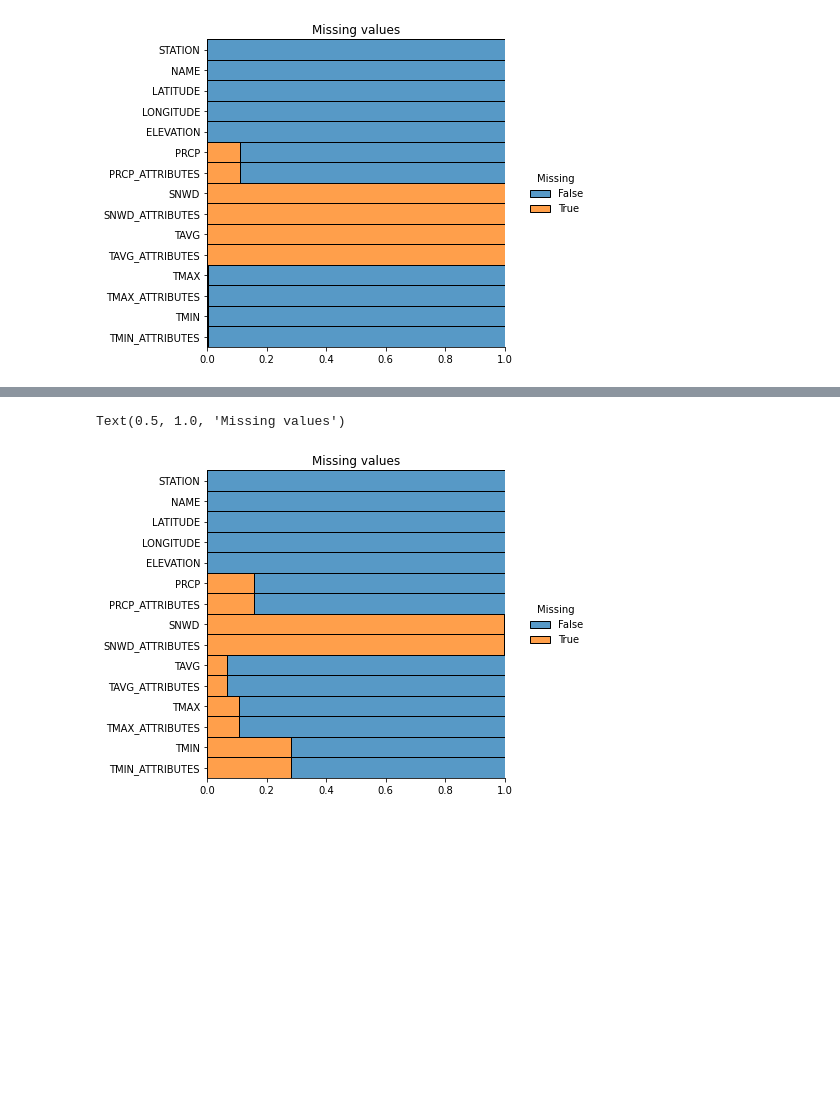
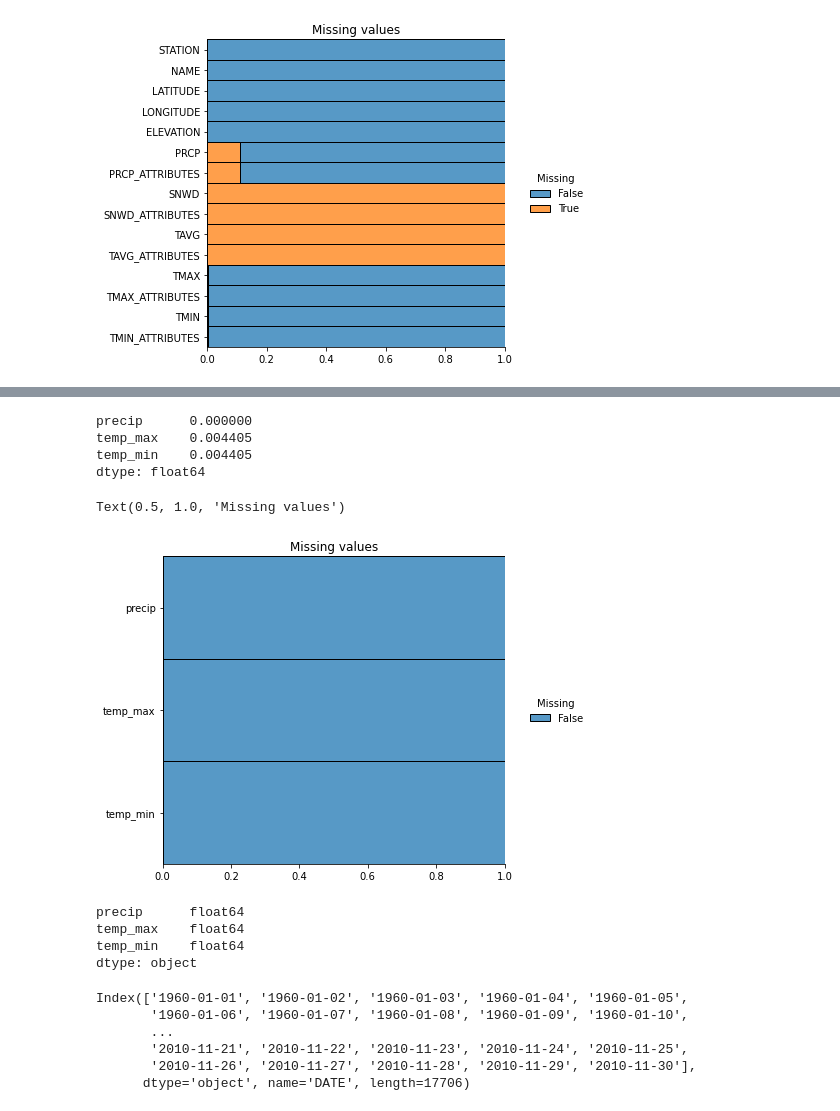
Before and after one commit to RamonPuon/WeatherPrediction-CDMX, a Jupyter notebook: Weather_Prediction.ipynb, the cells around one changed output, grey strips where cells are left out. Saved outputs shown, nothing was run; the diff lists cells and outputs as text; code cells hidden in the pictures; blank space fills up the shorter version.

```diff
--- a/Weather_Prediction.ipynb
+++ b/Weather_Prediction.ipynb
@@ -62,3 +62,6 @@ plt.title("Missing values")
 # %% [output]
 Text(0.5, 1.0, 'Missing values')
 [figure]
+# %%
+core_weather = weather_Tuxtla[["PRCP", "TMAX", "TMIN"]].copy()
+core_weather.columns = ["precip", "temp_max", "temp_min"]
@@ -65,14 +106,41 @@ Text(0.5, 1.0, 'Missing values')
+# %%
+core_weather['precip'] = core_weather['precip'].fillna(value=np.mean(core_weather['precip']))
+# %%
+core_weather.apply(pd.isnull).sum()/core_weather.shape[0]
+# %% [output]
+precip      0.000000
+temp_max    0.004405
+temp_min    0.004405
+dtype: float64
+# %%
+core_weather = core_weather.fillna(method="ffill")
 # %%
 sns.displot(
-    data = weather_CDMX.isna().melt(value_name="Missing"),
+    data = core_weather.isna().melt(value_name="Missing"),
     y = "variable",
     hue="Missing",
     multiple = "fill",
     aspect=1.25
 )
 plt.ylabel("")
 plt.xlabel("")
 plt.title("Missing values")
 # %% [output]
 Text(0.5, 1.0, 'Missing values')
-[figure, old version]
+[figure, new version]
+# %%
+core_weather.dtypes
+# %% [output]
+precip      float64
+temp_max    float64
+temp_min    float64
+dtype: object
+# %%
+core_weather.index
+# %% [output]
+Index(['1960-01-01', '1960-01-02', '1960-01-03', '1960-01-04', '1960-01-05',
+       '1960-01-06', '1960-01-07', '1960-01-08', '1960-01-09', '1960-01-10',
+       ...
+       '2010-11-21', '2010-11-22', '2010-11-23', '2010-11-24', '2010-11-25',
+       '2010-11-26', '2010-11-27', '2010-11-28', '2010-11-29', '2010-11-30'],
+      dtype='object', name='DATE', length=17706)
```
Also changed, not shown: parts of 24 cells of this notebook.
